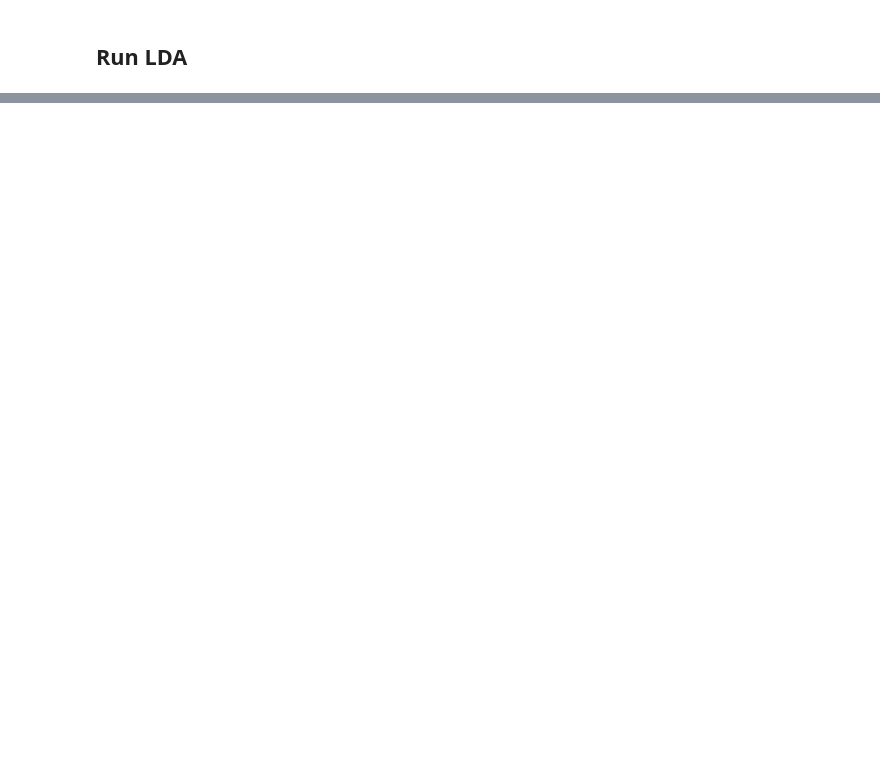
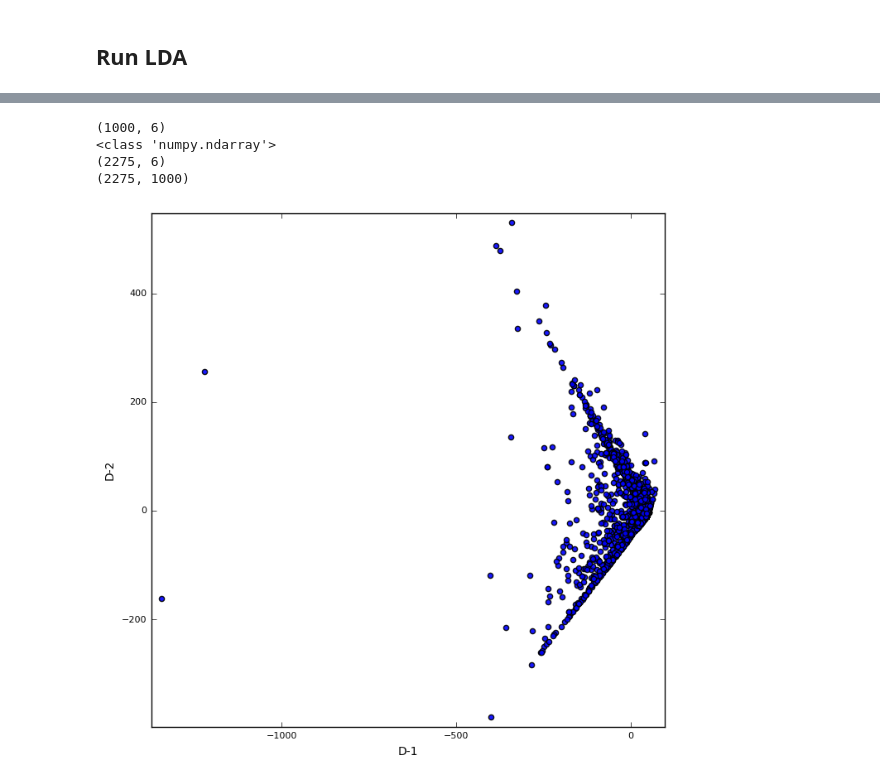
Before and after one commit to GalvanizeOpenSource/live-coding-pandas-lda, a Jupyter notebook: lda_viz.ipynb, the cells around one changed output, grey strips where cells are left out. Drawn from its saved outputs; the diff is of its cells as text; code cells hidden in the pictures; blank space fills up the shorter version.

```diff
--- a/lda_viz.ipynb
+++ b/lda_viz.ipynb
@@ -32,7 +36,8 @@ tf = tf_vectorizer.fit_transform(text)
 # %% [markdown]
 ## Run LDA
 # %%
-lda_model = LatentDirichletAllocation(n_topics=6, max_iter=5,
+n_topics = 6
+lda_model = LatentDirichletAllocation(n_topics=n_topics, max_iter=5,
                                       learning_method='online',
                                       learning_offset=50.,
                                       random_state=0)
@@ -59,0 +102,69 @@ term
+# %%
+topic_probas = np.zeros((max_features,n_topics),)
+for topic_idx, topic in enumerate(lda_model.components_):
+    topic_probas[:,topic_idx] = topic
+print(topic_probas.shape)
+
+token_probas = lda_model.transform(tf)
+print(token_probas.shape)
+print(tf.shape)
+# %% [output]
+(1000, 6)
+<class 'numpy.ndarray'>
+(2275, 6)
+(2275, 1000)
+# %%
+from sklearn.decomposition import PCA
+from sklearn.manifold import TSNE
+from sklearn import preprocessing
+import matplotlib.pyplot as plt
+
+def make_scatter(fit,ax,pcX=0,pcY=1,font_size=10,font_name='sans serif',ms=20,leg=True,title=None):
+    colors = ['k','cyan','r','orange','g','b','magenta']
+    #cvNames = np.sort(np.unique(covs[covariate]))
+    lines = []
+    #for _i,i in enumerate(cvNames):
+    #    indices = np.where(covs[covariate]==i)[0]
+    #    s = ax.scatter(fit[indices,pcX],fit[indices,pcY],c=colors[_i],s=ms,label=covariate,alpha=0.9)
+    #    lines.append(s)
+    indices = np.arange(fit.shape[0])
+    s = ax.scatter(fit[indices,pcX],fit[indices,pcY],s=ms,alpha=0.9)
+    lines.append(s)
+
+    for tick in ax.xaxis.get_major_ticks():
+        tick.label.set_fontsize(font_size-2)
+    for tick in ax.yaxis.get_major_ticks():
+        tick.label.set_fontsize(font_size-2)
+
+    buff = 0.02
+    bufferX = buff * (fit[:,pcX].max() - fit[:,pcX].min())
+    bufferY = buff * (fit[:,pcY].max() - fit[:,pcY].min())
+    ax.set_xlim([fit[:,pcX].min()-bufferX,fit[:,pcX].max()+bufferX])
+    ax.set_ylim([fit[:,pcY].min()-bufferY,fit[:,pcY].max()+bufferY])
+    ax.set_xlabel("D-%s"%str(pcX+1),fontsize=font_size,fontname=font_name)
+    ax.set_ylabel("D-%s"%str(pcY+1),fontsize=font_size,fontname=font_name)
+    plt.locator_params(axis='x',nbins=5)
+    ax.set_aspect(1./ax.get_data_ratio())
+
+    if title:
+        ax.set_title(title,fontsize=font_size+2,fontname=font_name)
+    #if leg:
+    #    legend = ax.legend(lines,cvNames,loc='upper right',scatterpoints=1,
+    #                       handletextpad=0.01,labelspacing=0.01,borderpad=0.1,handlelength=1.0)
+    #
+    #    for label in legend.get_texts():
+    #        label.set_fontsize(font_size-2)
+    #        label.set_fontname(font_name)
+
+
+fig = plt.figure(figsize=(10,8))
+ax = fig.add_subplot(111)
+
+mat = token_probas
+matScaled = preprocessing.scale(mat)
+pca_fit = PCA(n_components=2).fit_transform(mat)
+
+make_scatter(pca_fit,ax)
+plt.show()
+# %% [output]
+[figure, added]
```
Also changed, not shown: parts of 5 cells of this notebook.
